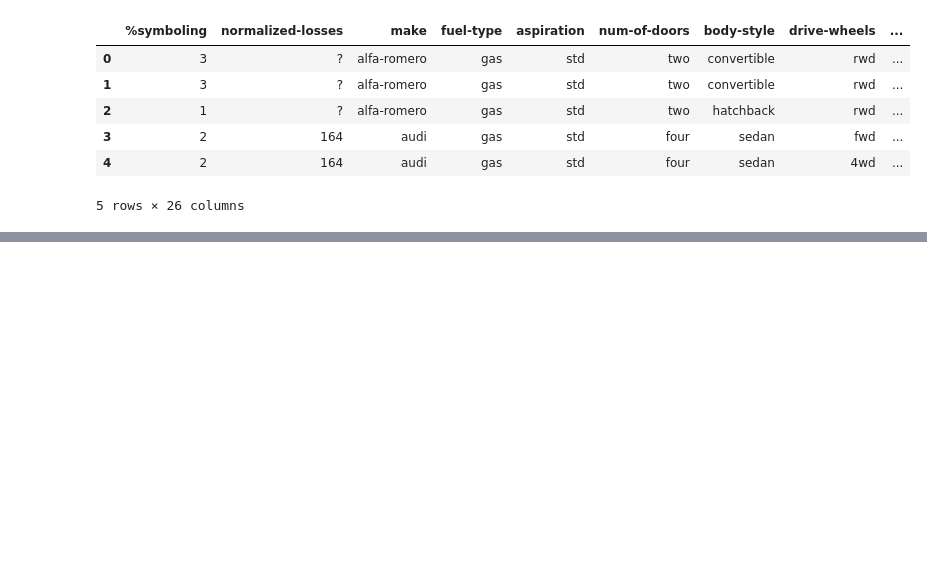
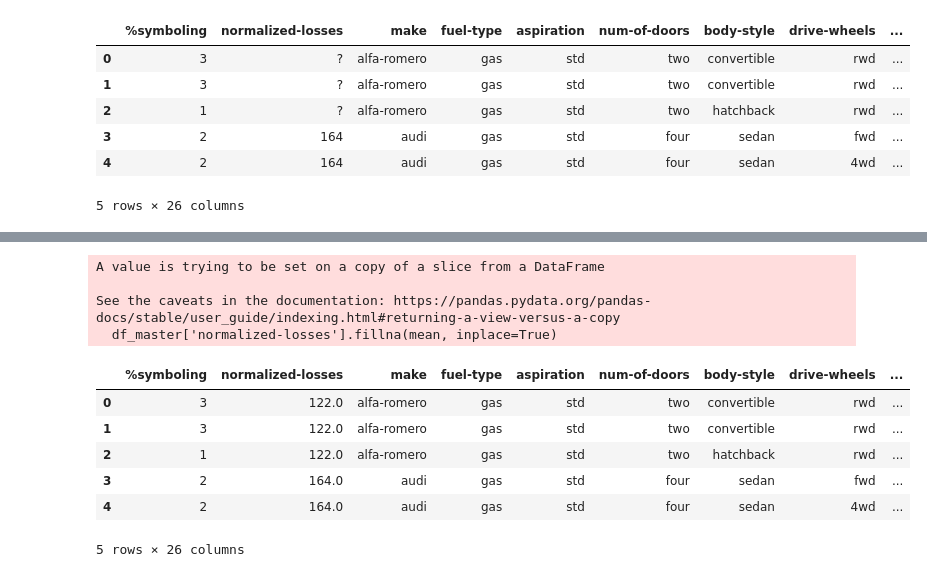
Before and after one commit to diardanoraihan/Linear_Regression_Projects, a Jupyter notebook: Car_Price_Case/main.ipynb, the cells around one changed output, grey strips where cells are left out. Drawn from its saved outputs; the diff is of its cells as text; code cells hidden in the pictures; blank space fills up the shorter version.

```diff
--- a/Car_Price_Case/main.ipynb
+++ b/Car_Price_Case/main.ipynb
@@ -35,0 +190,16 @@ df.head()
+# %%
+mean = df_master['normalized-losses'].mean()
+df_master['normalized-losses'].fillna(mean, inplace=True)
+df_master.head()
+# %% [output]
+A value is trying to be set on a copy of a slice from a DataFrame
+
+See the caveats in the documentation: https://pandas.pydata.org/pandas-docs/stable/user_guide/indexing.html#returning-a-view-versus-a-copy
+  df_master['normalized-losses'].fillna(mean, inplace=True)
+|  | %symboling | normalized-losses | make | fuel-type | aspiration | num-of-doors | body-style | drive-wheels | ... |
+| 0 | 3 | 122.0 | alfa-romero | gas | std | two | convertible | rwd | ... |
+| 1 | 3 | 122.0 | alfa-romero | gas | std | two | convertible | rwd | ... |
+| 2 | 1 | 122.0 | alfa-romero | gas | std | two | hatchback | rwd | ... |
+| 3 | 2 | 164.0 | audi | gas | std | four | sedan | fwd | ... |
+| 4 | 2 | 164.0 | audi | gas | std | four | sedan | 4wd | ... |
+5 rows × 26 columns
```
Also changed, not shown: parts of 12 cells of this notebook.
